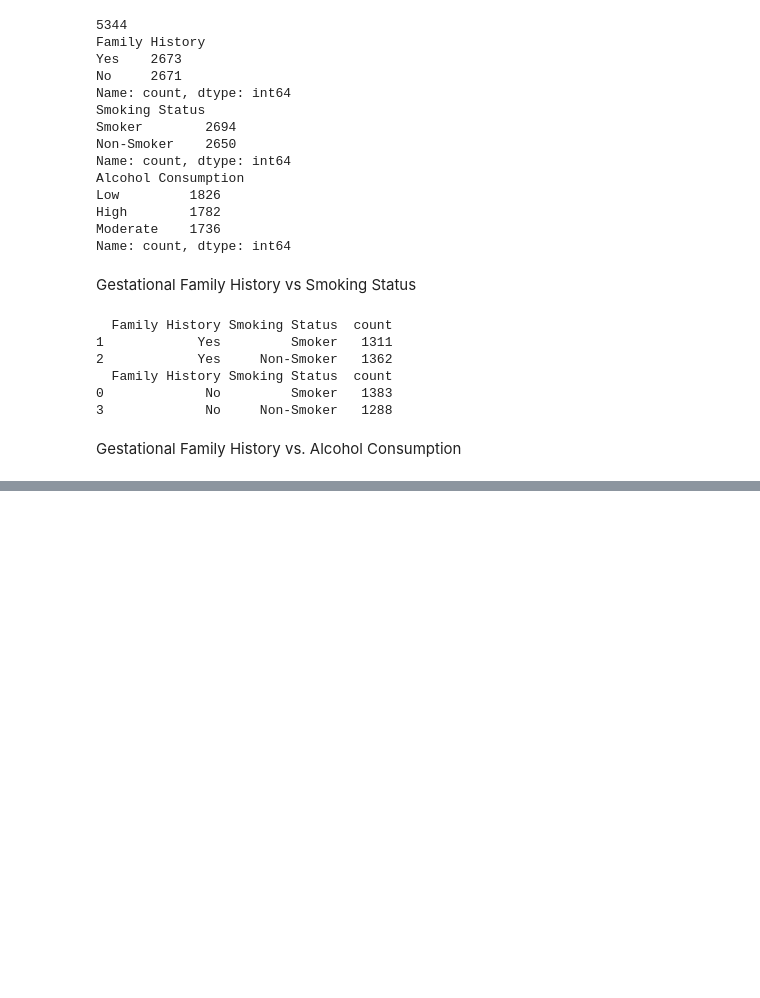
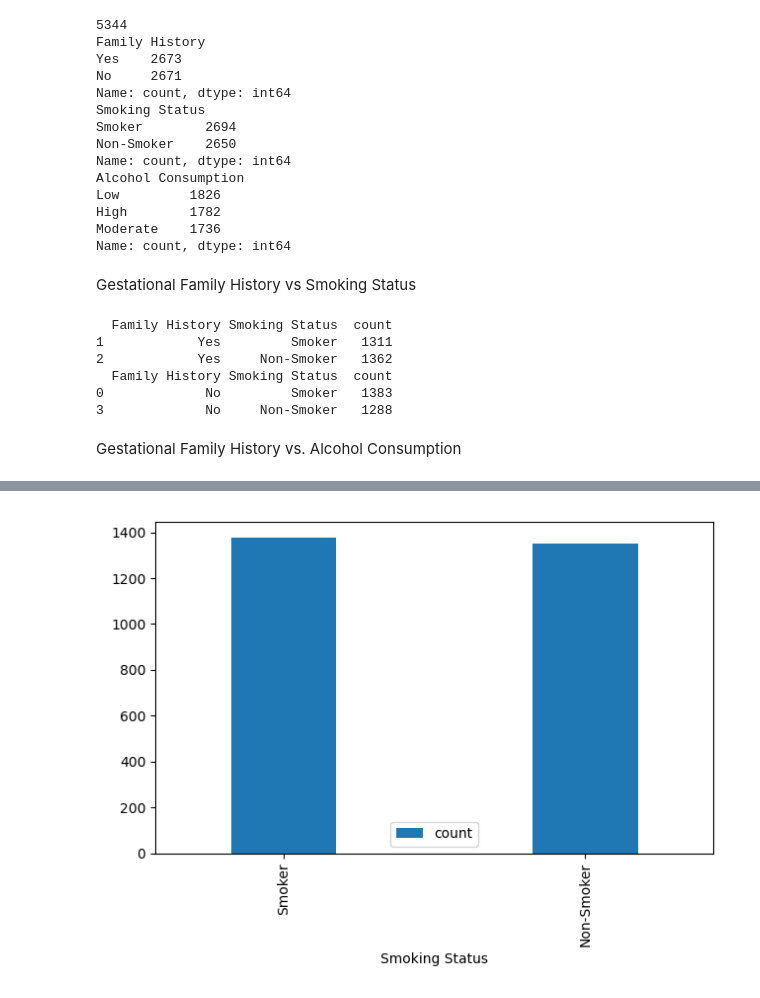
Before and after one commit to darren-coder/project-one, a Jupyter notebook: Darren_type2/Darren_type2_data.ipynb, the cells around one changed output, grey strips where cells are left out. Cells and saved outputs as stored; diff of their text form; code cells hidden in the pictures; blank space fills up the shorter version.

```diff
--- a/Darren_type2/Darren_type2_data.ipynb
+++ b/Darren_type2/Darren_type2_data.ipynb
@@ -150,16 +135,18 @@ Name: count, dtype: int64
 # %% [markdown]
 Type 1 Family History vs. Smoking
 # %%
+#Get the needed columns
 family_smoking_type1_df = type1_df[['Family History', 'Smoking Status']]
-family_smoking_type1_df.reset_index(drop=True)
+
+#Count and Sort Categories
 type1_fs = pd.DataFrame(family_smoking_type1_df.value_counts())
 type1_fs = type1_fs.sort_values(by=['Smoking Status'], ascending=False).reset_index()
 type1_fs_df = pd.DataFrame(type1_fs)
-type1_yesfam_sm_df = type1_fs_df[type1_fs_df['Family History'] == 'Yes']
+type1_yesfam_smoke = type1_fs_df[type1_fs_df['Family History'] == 'Yes']
+type1_nofam_smoke = type1_fs_df[type1_fs_df['Family History'] == 'No']
 
-type1_nofam_sm_df = type1_fs_df[type1_fs_df['Family History'] == 'No']
-print(type1_yesfam_sm_df)
-print(type1_nofam_sm_df)
+print(type1_yesfam_smoke)
+print(type1_nofam_smoke)
 # %% [output]
   Family History Smoking Status  count
 0            Yes         Smoker   1377
@@ -398,0 +492,7 @@ print(gestational_nofam_dr_df)
+# %%
+type1_yesfam_smoke.plot.bar(x='Smoking Status', subplots=False, width=bar_width, stacked=False)
+plt.subplots_adjust(wspace=1)
+plt.tight_layout()
+plt.show()
+# %% [output]
+[figure, added]
```
Also changed, not shown: parts of 26 cells of this notebook.
